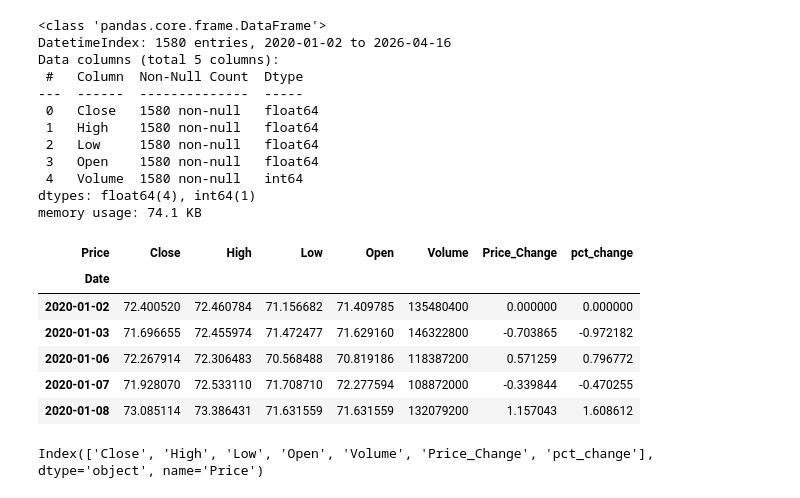
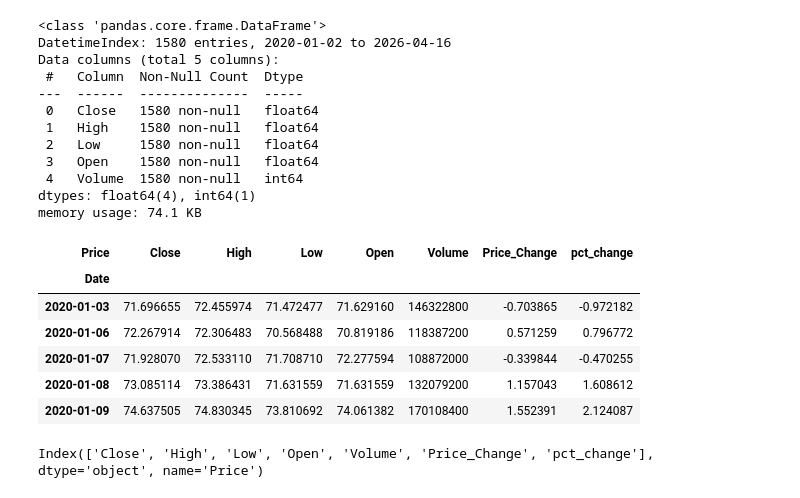
Before and after one commit to shubh229177/Stock-Trading-Signal-System, a Jupyter notebook: System.ipynb, the cells around one changed output. Drawn from its saved outputs; the diff is of its cells as text; code cells hidden in the pictures.

```diff
--- a/System.ipynb
+++ b/System.ipynb
@@ -47,17 +47,17 @@ memory usage: 74.1 KB
 # %%
 # Calculating Price Change
 data['Price_Change'] = data['Close'].diff()
 data['pct_change'] = data['Close'].pct_change() * 100
-data.fillna(0,inplace=True)
+data.dropna(inplace=True)
 data.head(5)
 # %% [output]
 | Price | Close | High | Low | Open | Volume | Price_Change | pct_change |
 | Date |  |  |  |  |  |  |  |
-| 2020-01-02 | 72.400520 | 72.460784 | 71.156682 | 71.409785 | 135480400 | 0.000000 | 0.000000 |
 | 2020-01-03 | 71.696655 | 72.455974 | 71.472477 | 71.629160 | 146322800 | -0.703865 | -0.972182 |
 | 2020-01-06 | 72.267914 | 72.306483 | 70.568488 | 70.819186 | 118387200 | 0.571259 | 0.796772 |
 | 2020-01-07 | 71.928070 | 72.533110 | 71.708710 | 72.277594 | 108872000 | -0.339844 | -0.470255 |
 | 2020-01-08 | 73.085114 | 73.386431 | 71.631559 | 71.631559 | 132079200 | 1.157043 | 1.608612 |
+| 2020-01-09 | 74.637505 | 74.830345 | 73.810692 | 74.061382 | 170108400 | 1.552391 | 2.124087 |
 # %%
 data.columns
 # %% [output]
```
Also changed, not shown: parts of 21 cells of this notebook, 1 other file.
